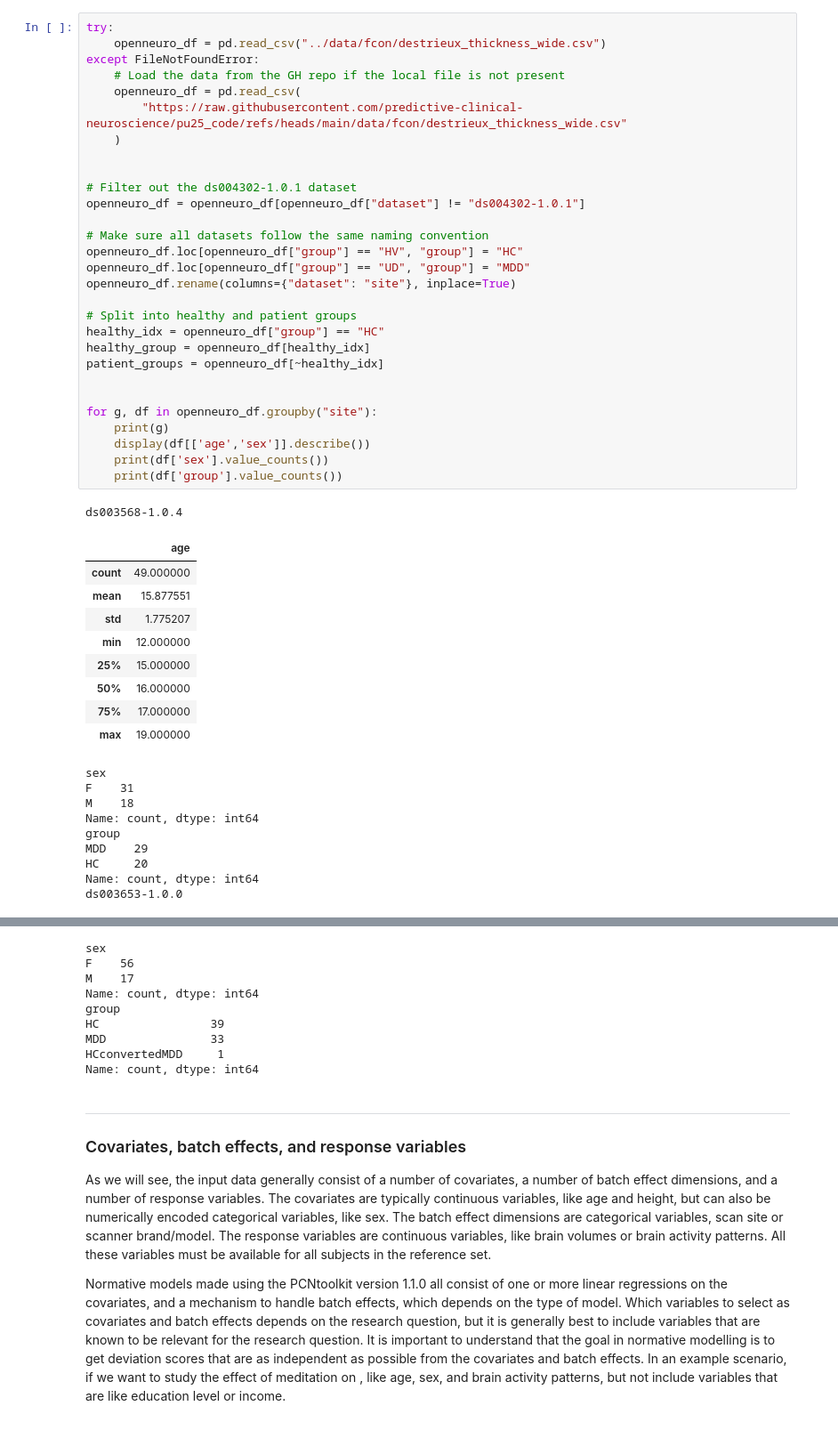
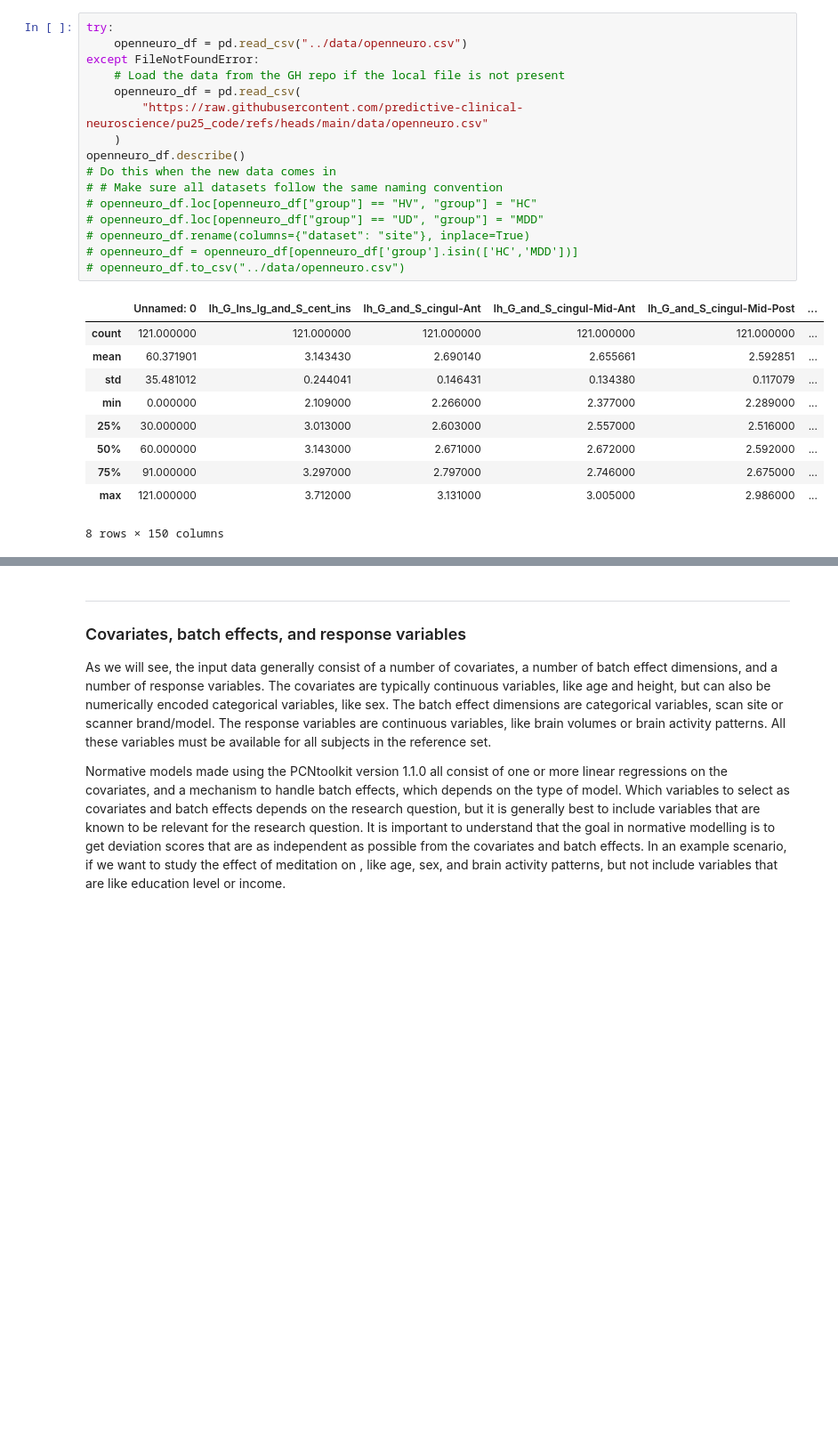
Before and after one commit to predictive-clinical-neuroscience/pu25_code, a Jupyter notebook: notebooks/1_main_workflow.ipynb, the cells around one changed output, grey strips where cells are left out. Shown: that part at 89% size. Saved outputs shown, nothing was run; the diff lists cells and outputs as text; blank space fills up the shorter version.

```diff
--- a/notebooks/1_main_workflow.ipynb
+++ b/notebooks/1_main_workflow.ipynb
@@ -119,49 +121,27 @@ df.describe()
 # %%
 try:
-    openneuro_df = pd.read_csv("../data/fcon/destrieux_thickness_wide.csv")
+    openneuro_df = pd.read_csv("../data/openneuro.csv")
 except FileNotFoundError:
     # Load the data from the GH repo if the local file is not present
     openneuro_df = pd.read_csv(
-        "https://raw.githubusercontent.com/predictive-clinical-neuroscience/pu25_code/refs/heads/main/data/fcon/destrieux_thickness_wide.csv"
+        "https://raw.githubusercontent.com/predictive-clinical-neuroscience/pu25_code/refs/heads/main/data/openneuro.csv"
     )
-
-
-# Filter out the ds004302-1.0.1 dataset
-openneuro_df = openneuro_df[openneuro_df["dataset"] != "ds004302-1.0.1"]
-
-# Make sure all datasets follow the same naming convention
-openneuro_df.loc[openneuro_df["group"] == "HV", "group"] = "HC"
-openneuro_df.loc[openneuro_df["group"] == "UD", "group"] = "MDD"
-openneuro_df.rename(columns={"dataset": "site"}, inplace=True)
-
-# Split into healthy and patient groups
-healthy_idx = openneuro_df["group"] == "HC"
-healthy_group = openneuro_df[healthy_idx]
-patient_groups = openneuro_df[~healthy_idx]
-
-
-for g, df in openneuro_df.groupby("site"):
-    print(g)
-    display(df[['age','sex']].describe())
-    print(df['sex'].value_counts())
-    print(df['group'].value_counts())
+openneuro_df.describe()
+# Do this when the new data comes in
+# # Make sure all datasets follow the same naming convention
+# openneuro_df.loc[openneuro_df["group"] == "HV", "group"] = "HC"
+# openneuro_df.loc[openneuro_df["group"] == "UD", "group"] = "MDD"
+# openneuro_df.rename(columns={"dataset": "site"}, inplace=True)
+# openneuro_df = openneuro_df[openneuro_df['group'].isin(['HC','MDD'])]
+# openneuro_df.to_csv("../data/openneuro.csv")
 # %% [output]
+|  | Unnamed: 0 | lh_G_Ins_lg_and_S_cent_ins | lh_G_and_S_cingul-Ant | lh_G_and_S_cingul-Mid-Ant | lh_G_and_S_cingul-Mid-Post | ... |
+| count | 121.000000 | 121.000000 | 121.000000 | 121.000000 | 121.000000 | ... |
+| mean | 60.371901 | 3.143430 | 2.690140 | 2.655661 | 2.592851 | ... |
+| std | 35.481012 | 0.244041 | 0.146431 | 0.134380 | 0.117079 | ... |
+| min | 0.000000 | 2.109000 | 2.266000 | 2.377000 | 2.289000 | ... |
+| 25% | 30.000000 | 3.013000 | 2.603000 | 2.557000 | 2.516000 | ... |
+| 50% | 60.000000 | 3.143000 | 2.671000 | 2.672000 | 2.592000 | ... |
+| 75% | 91.000000 | 3.297000 | 2.797000 | 2.746000 | 2.675000 | ... |
+| max | 121.000000 | 3.712000 | 3.131000 | 3.005000 | 2.986000 | ... |
-ds003568-1.0.4
+8 rows × 150 columns
-|  | age |
-| count | 49.000000 |
-| mean | 15.877551 |
-| std | 1.775207 |
-| min | 12.000000 |
-| 25% | 15.000000 |
-| 50% | 16.000000 |
-| 75% | 17.000000 |
-| max | 19.000000 |
-sex
-F    31
-M    18
-Name: count, dtype: int64
-group
-MDD    29
-HC     20
-Name: count, dtype: int64
-ds003653-1.0.0
@@ -177,12 +148,3 @@ ds003653-1.0.0
-sex
-F    56
-M    17
-Name: count, dtype: int64
-group
-HC                39
-MDD               33
-HCconvertedMDD     1
-Name: count, dtype: int64
 # %% [markdown]
 
 ----
```
Also changed, not shown: parts of 18 cells of this notebook, 15 other files.
